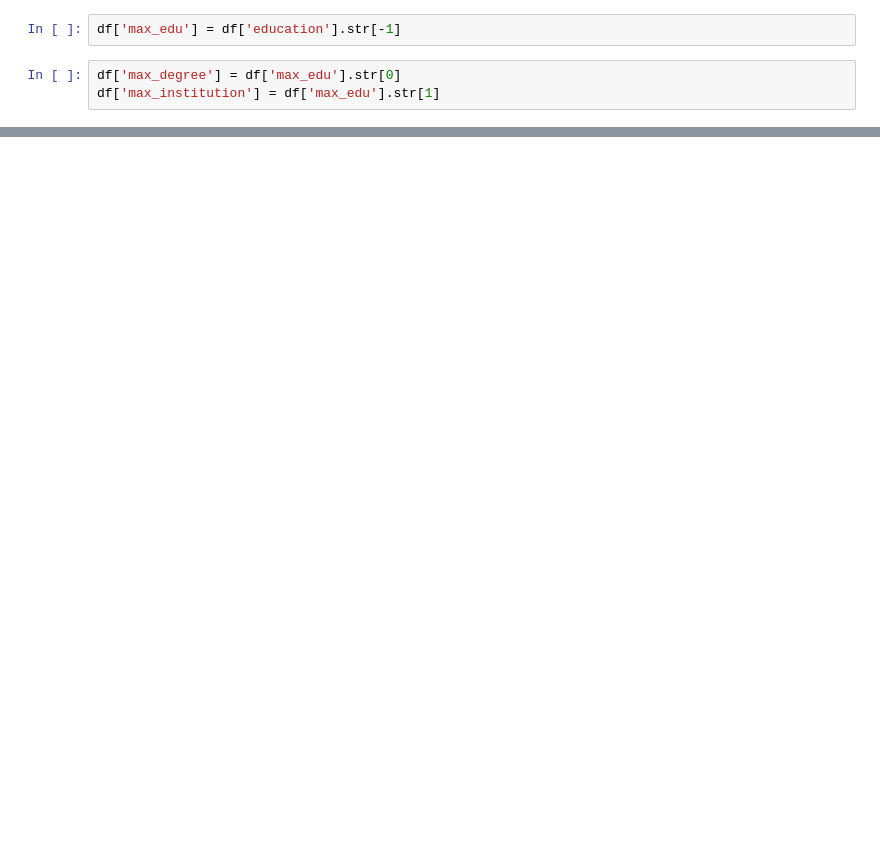
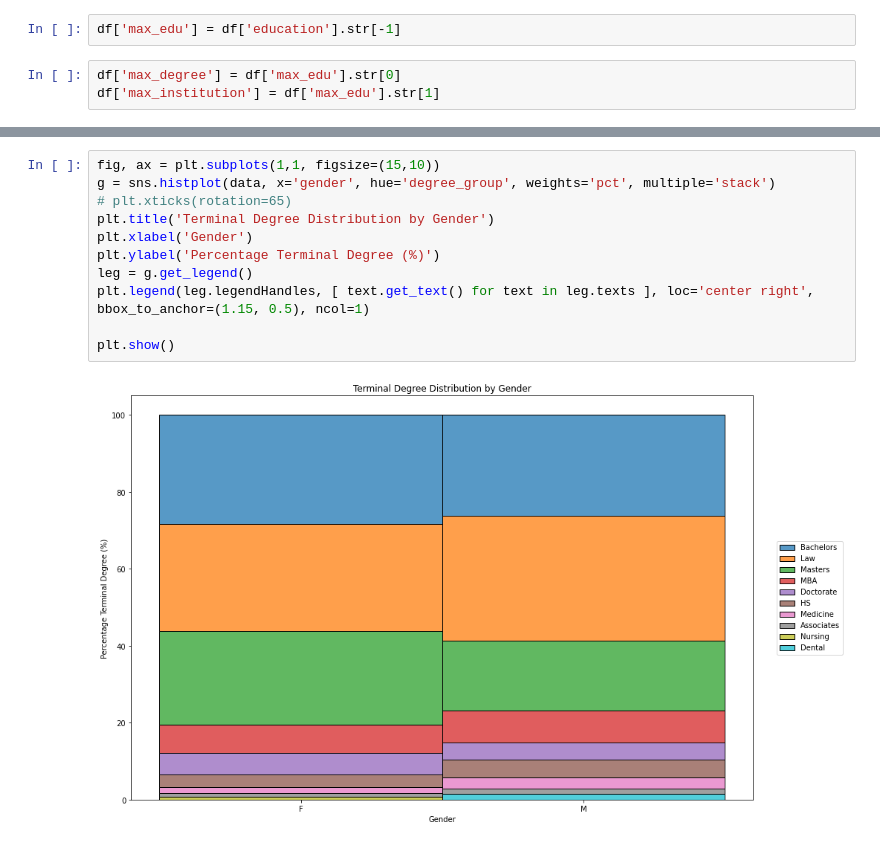
Before and after one commit to wplam107/rep_db, a Jupyter notebook: notebooks/eda_feature_eng_notebook.ipynb, the cells around one changed output, grey strips where cells are left out. Cells and saved outputs as stored; diff of their text form; blank space fills up the shorter version.

```diff
--- a/notebooks/eda_feature_eng_notebook.ipynb
+++ b/notebooks/eda_feature_eng_notebook.ipynb
@@ -62,0 +123,13 @@ Name: gender, dtype: float64
+# %%
+fig, ax = plt.subplots(1,1, figsize=(15,10))
+g = sns.histplot(data, x='gender', hue='degree_group', weights='pct', multiple='stack')
+# plt.xticks(rotation=65)
+plt.title('Terminal Degree Distribution by Gender')
+plt.xlabel('Gender')
+plt.ylabel('Percentage Terminal Degree (%)')
+leg = g.get_legend()
+plt.legend(leg.legendHandles, [ text.get_text() for text in leg.texts ], loc='center right', bbox_to_anchor=(1.15, 0.5), ncol=1)
+
+plt.show()
+# %% [output]
+[figure, added]
```
Also changed, not shown: parts of 9 cells of this notebook, 1 other file.
